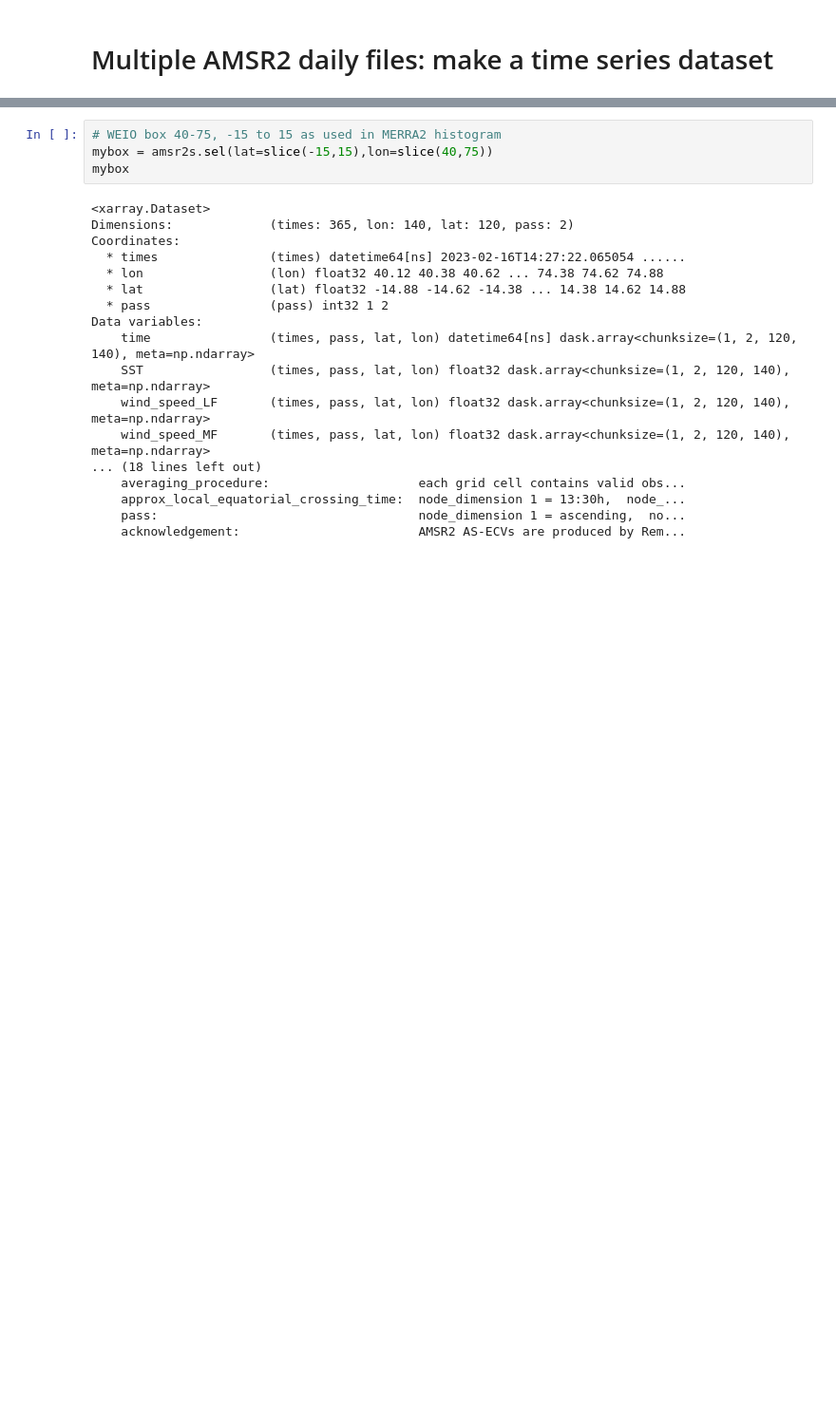
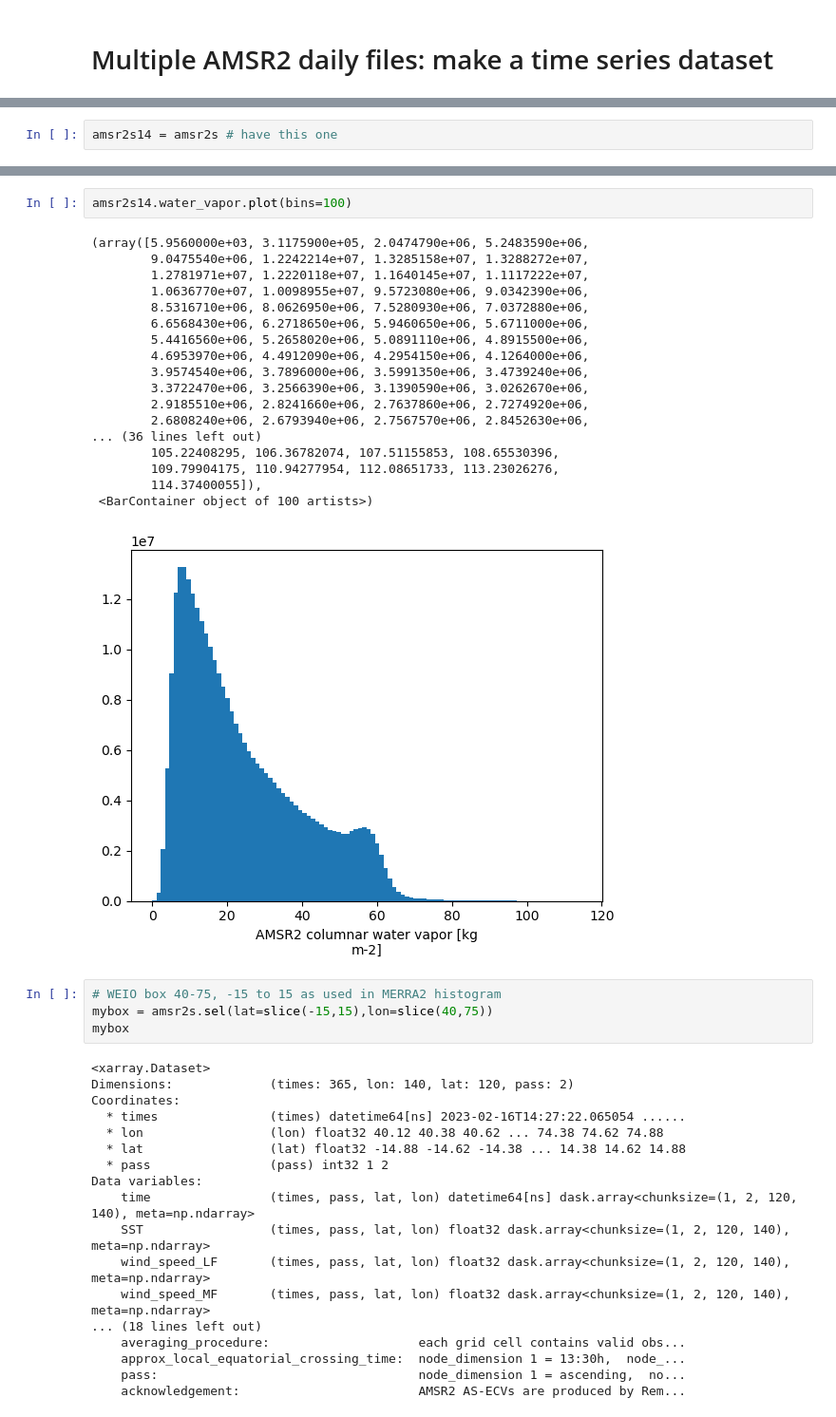
Before and after one commit to snigsam/VaporLakes, a Jupyter notebook: Histograms_of_tqv.ipynb, the cells around one changed output, grey strips where cells are left out. Shown at 95% size. Drawn from its saved outputs; the diff is of its cells as text; blank space fills up the shorter version.

```diff
--- a/Histograms_of_tqv.ipynb
+++ b/Histograms_of_tqv.ipynb
@@ -150,2 +153,4 @@ def add_time_dim(xda):
     return xda
+# %%
+amsr2s14 = amsr2s # have this one
 # %%
@@ -173,3 +190,24 @@ Data variables:
+# %%
+amsr2s14.water_vapor.plot(bins=100)
+# %% [output]
+(array([5.9560000e+03, 3.1175900e+05, 2.0474790e+06, 5.2483590e+06,
+        9.0475540e+06, 1.2242214e+07, 1.3285158e+07, 1.3288272e+07,
+        1.2781971e+07, 1.2220118e+07, 1.1640145e+07, 1.1117222e+07,
+        1.0636770e+07, 1.0098955e+07, 9.5723080e+06, 9.0342390e+06,
+        8.5316710e+06, 8.0626950e+06, 7.5280930e+06, 7.0372880e+06,
+        6.6568430e+06, 6.2718650e+06, 5.9460650e+06, 5.6711000e+06,
+        5.4416560e+06, 5.2658020e+06, 5.0891110e+06, 4.8915500e+06,
+        4.6953970e+06, 4.4912090e+06, 4.2954150e+06, 4.1264000e+06,
+        3.9574540e+06, 3.7896000e+06, 3.5991350e+06, 3.4739240e+06,
+        3.3722470e+06, 3.2566390e+06, 3.1390590e+06, 3.0262670e+06,
+        2.9185510e+06, 2.8241660e+06, 2.7637860e+06, 2.7274920e+06,
+        2.6808240e+06, 2.6793940e+06, 2.7567570e+06, 2.8452630e+06,
+... (36 lines left out)
+        105.22408295, 106.36782074, 107.51155853, 108.65530396,
+        109.79904175, 110.94277954, 112.08651733, 113.23026276,
+        114.37400055]),
+ <BarContainer object of 100 artists>)
+[figure, added]
 # %%
 # WEIO box 40-75, -15 to 15 as used in MERRA2 histogram
 mybox = amsr2s.sel(lat=slice(-15,15),lon=slice(40,75))
```
Also changed, not shown: parts of 13 cells of this notebook.
